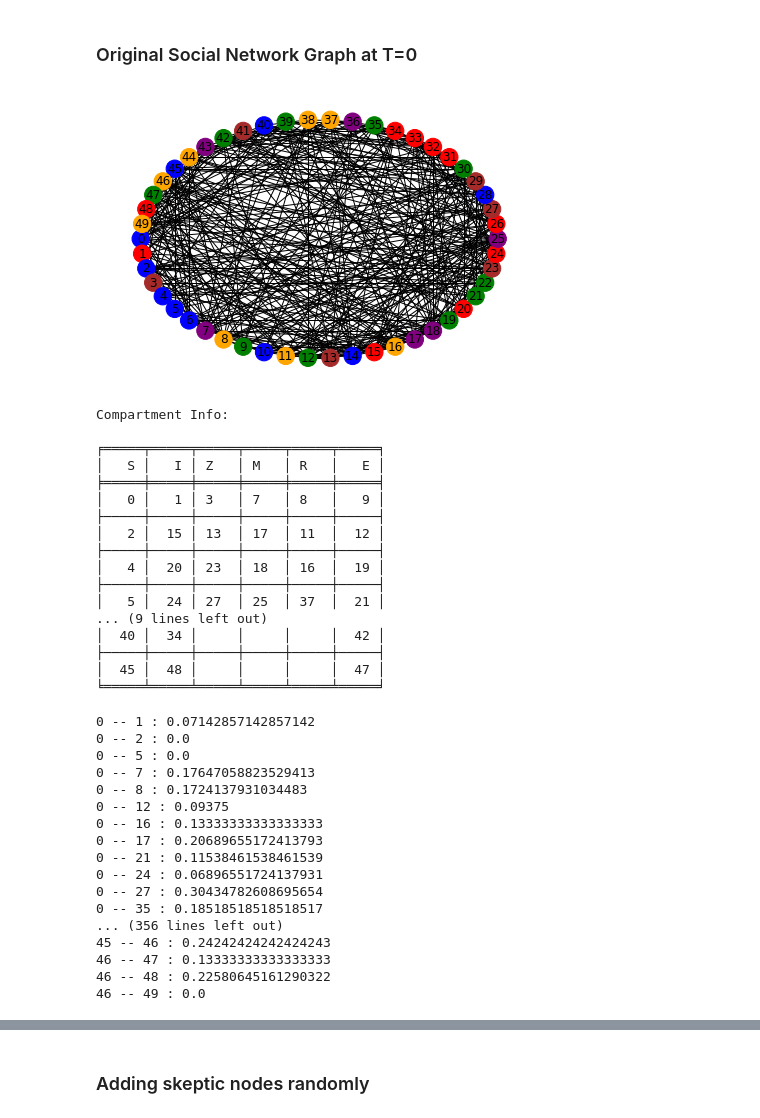
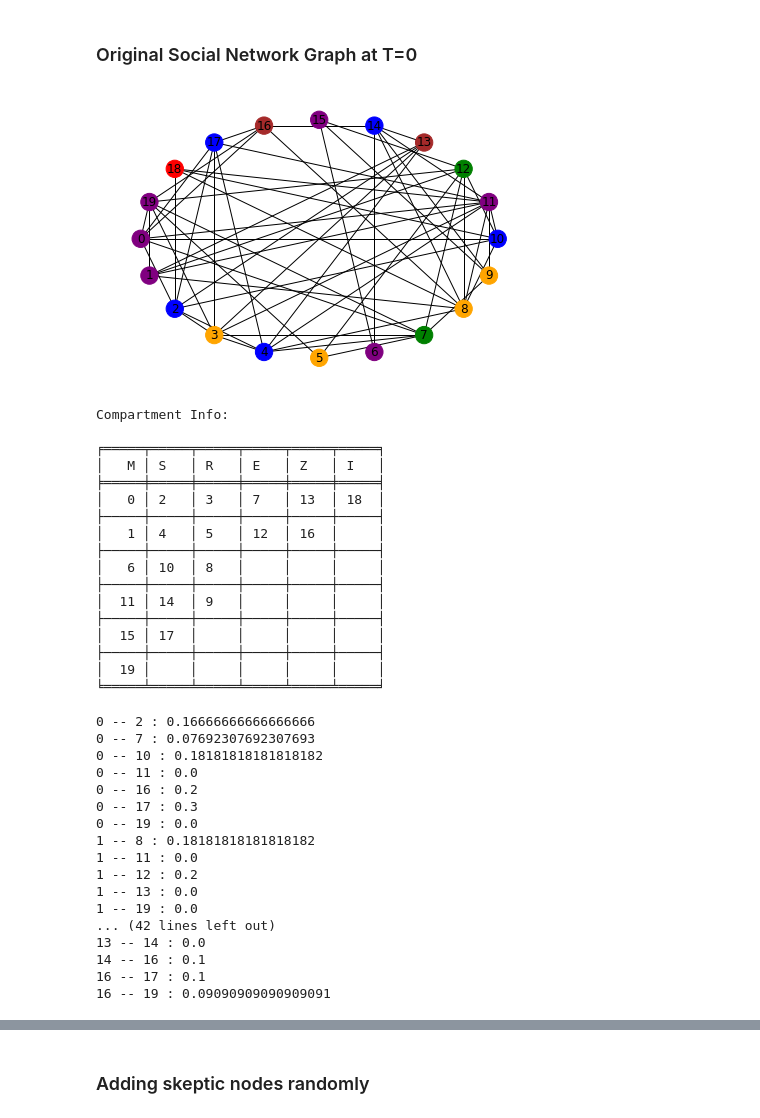
Before and after one commit to sujoyyyy/OSN-Graphs, a Jupyter notebook: sensitivity.ipynb, the cells around one changed output, grey strips where cells are left out. Drawn from its saved outputs; the diff is of its cells as text; code cells hidden in the pictures.

```diff
--- a/sensitivity.ipynb
+++ b/sensitivity.ipynb
@@ -165,51 +165,51 @@ def seirmz_sim(G):
         ax.spines[spine].set_visible(False)
     plt.show()
 # %%
-N = 50
+N = 20
 G = create_graph(N)
 plot_graph(G)
 # %% [output]
-[figure, old version]
+[figure, new version]
 # %%
 compartment_info_tab(G)
 # %% [output]
 Compartment Info:
 
 ╒═════╤═════╤═════╤═════╤═════╤═════╕
-│   S │   I │ Z   │ M   │ R   │   E │
+│   M │ S   │ R   │ E   │ Z   │ I   │
 ╞═════╪═════╪═════╪═════╪═════╪═════╡
-│   0 │   1 │ 3   │ 7   │ 8   │   9 │
+│   0 │ 2   │ 3   │ 7   │ 13  │ 18  │
 ├─────┼─────┼─────┼─────┼─────┼─────┤
-│   2 │  15 │ 13  │ 17  │ 11  │  12 │
+│   1 │ 4   │ 5   │ 12  │ 16  │     │
 ├─────┼─────┼─────┼─────┼─────┼─────┤
-│   4 │  20 │ 23  │ 18  │ 16  │  19 │
+│   6 │ 10  │ 8   │     │     │     │
 ├─────┼─────┼─────┼─────┼─────┼─────┤
-│   5 │  24 │ 27  │ 25  │ 37  │  21 │
-... (9 lines left out)
-│  40 │  34 │     │     │     │  42 │
+│  11 │ 14  │ 9   │     │     │     │
 ├─────┼─────┼─────┼─────┼─────┼─────┤
-│  45 │  48 │     │     │     │  47 │
+│  15 │ 17  │     │     │     │     │
+├─────┼─────┼─────┼─────┼─────┼─────┤
+│  19 │     │     │     │     │     │
 ╘═════╧═════╧═════╧═════╧═════╧═════╛
 # %%
 edge_weights_show(G)
 # %% [output]
-0 -- 1 : 0.07142857142857142
-0 -- 2 : 0.0
-0 -- 5 : 0.0
-0 -- 7 : 0.17647058823529413
-0 -- 8 : 0.1724137931034483
-0 -- 12 : 0.09375
-0 -- 16 : 0.13333333333333333
-0 -- 17 : 0.20689655172413793
-0 -- 21 : 0.11538461538461539
-0 -- 24 : 0.06896551724137931
-0 -- 27 : 0.30434782608695654
-0 -- 35 : 0.18518518518518517
-... (356 lines left out)
-45 -- 46 : 0.24242424242424243
-46 -- 47 : 0.13333333333333333
-46 -- 48 : 0.22580645161290322
-46 -- 49 : 0.0
+0 -- 2 : 0.16666666666666666
+0 -- 7 : 0.07692307692307693
+0 -- 10 : 0.18181818181818182
+0 -- 11 : 0.0
+0 -- 16 : 0.2
+0 -- 17 : 0.3
+0 -- 19 : 0.0
+1 -- 8 : 0.18181818181818182
+1 -- 11 : 0.0
+1 -- 12 : 0.2
+1 -- 13 : 0.0
+1 -- 19 : 0.0
+... (42 lines left out)
+13 -- 14 : 0.0
+14 -- 16 : 0.1
+16 -- 17 : 0.1
+16 -- 19 : 0.09090909090909091
 # %%
 adjacency_mat_plot(G)
 # %% [output]
```
Also changed, not shown: parts of 19 cells of this notebook.
